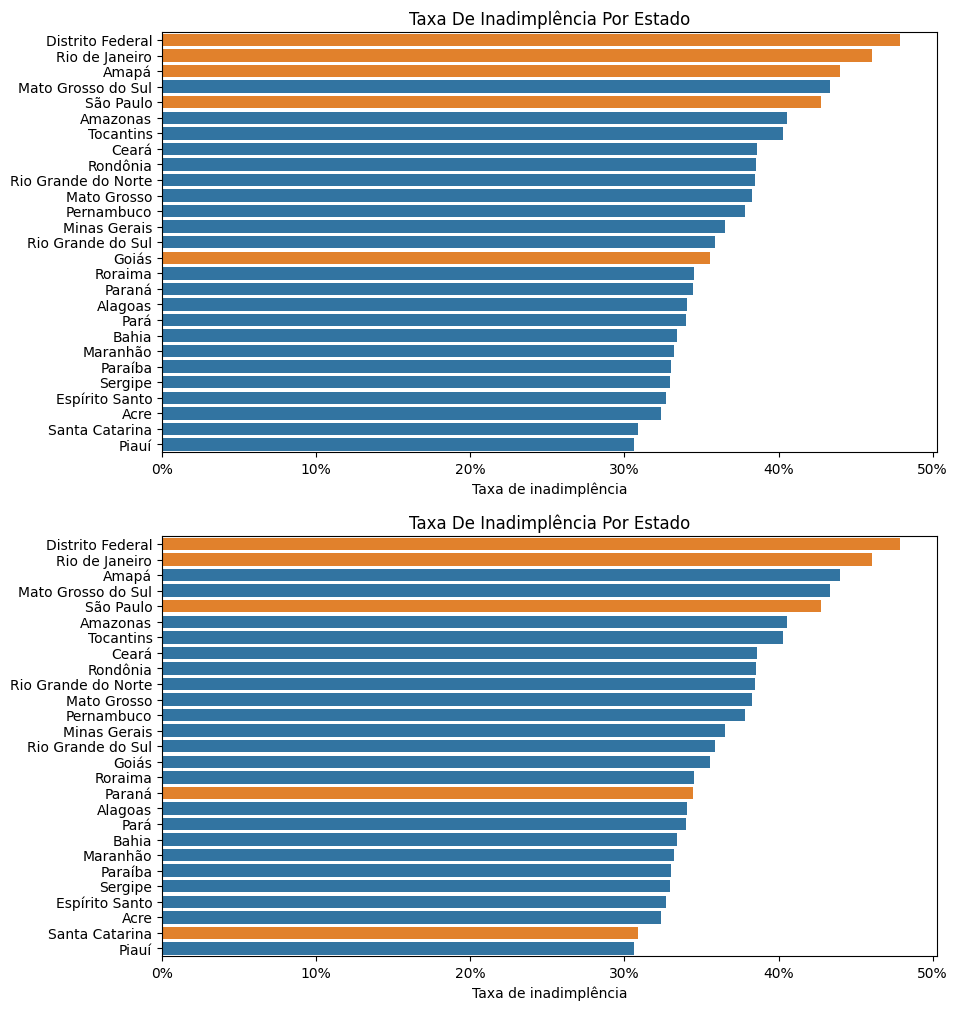
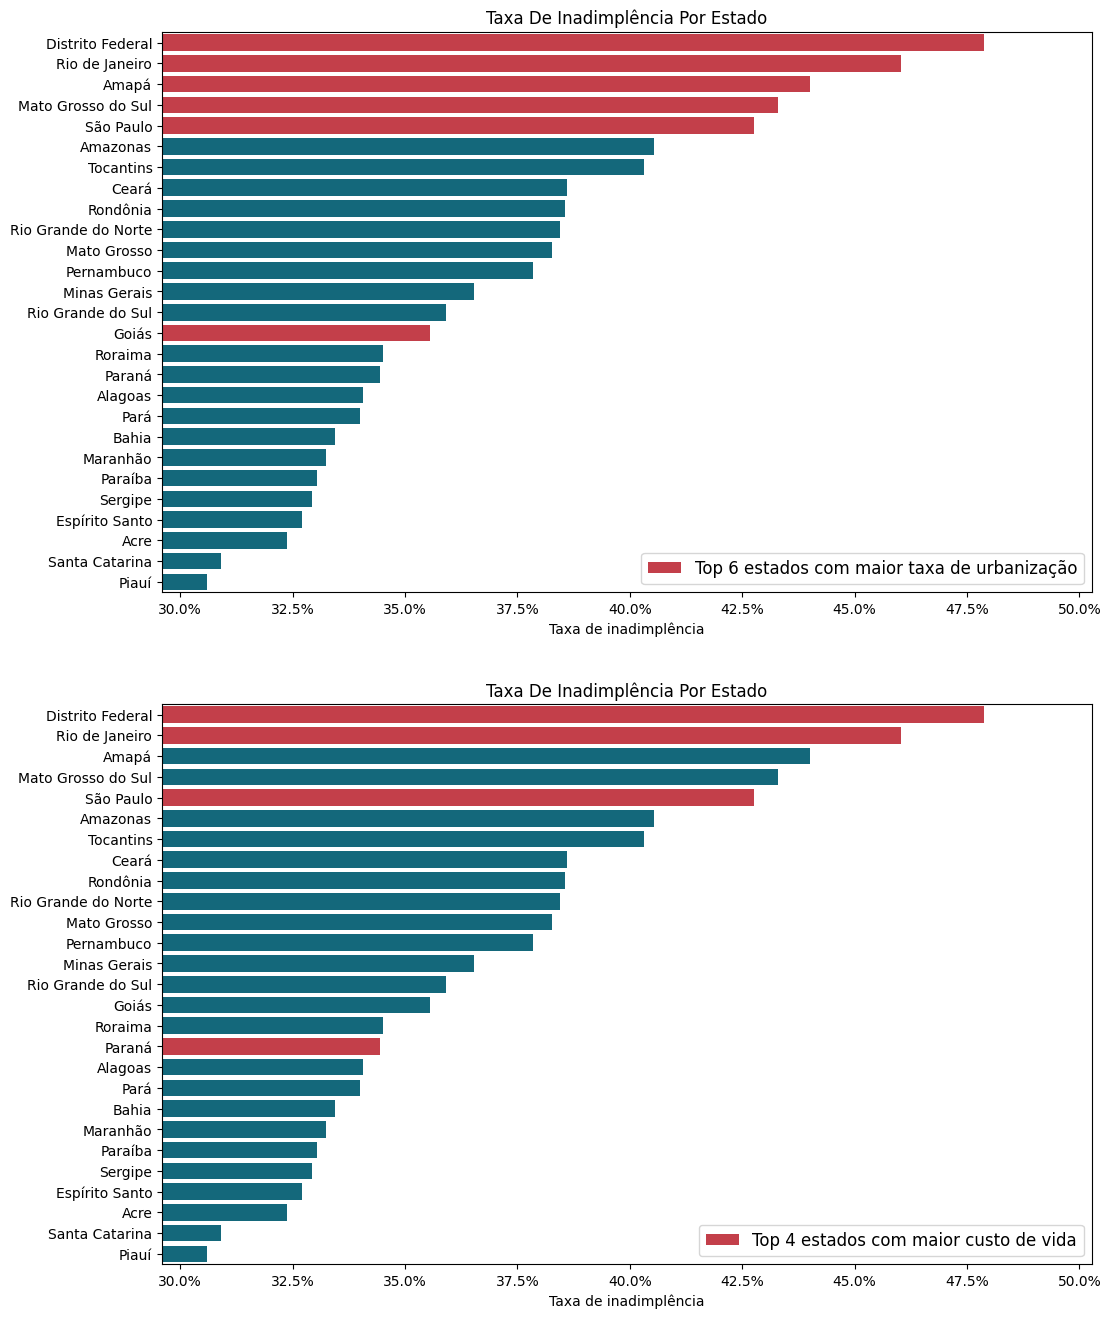
Unified diff of the notebook cell whose output changed from the first chart to the second:
--- before
+++ after
@@ -1,23 +1,64 @@
-regioes_2026 = regioes[regioes.mes.dt.year == 2026].reset_index(drop=True).drop('mes', axis=1)[['regiao', 'estado', 'estado_sigla', 'consumidores_inadimplentes', 'dividas_negativadas', 'valor_dividas_negativadas', 'divida_media_por_cpf', 'valor_divida_media', 'ticket_medio', 'porcentagem_adultos']]
-regioes_2026 = pd.merge(regioes_2026, populacao_por_estado, on='estado')
-regioes_2026['proporcao_consumidores_inadimplentes'] = regioes_2026['consumidores_inadimplentes'] / regioes_2026['populacao']
+proporcao_inadimplencia = regioes_2026.sort_values('proporcao_consumidores_inadimplentes', ascending=False)[['estado', 'proporcao_consumidores_inadimplentes']]
+top_6_urbanizados = urbanizacao.iloc[0:6, 0:2]
+top_4_custo_de_vida = custo_de_vida.sort_values('custo_de_vida', ascending=False).head(4)
 
-proporcao_inadimplencia = regioes_2026.sort_values('proporcao_consumidores_inadimplentes', ascending=False)[['estado', 'proporcao_consumidores_inadimplentes']]
-top_5_urbanizados = urbanizacao.iloc[0:5, 0:2]
-top_5_custo_de_vida = custo_de_vida.sort_values('custo_de_vida', ascending=False).head(5)
+fig, axes = plt.subplots(2, 1, figsize=(12, 16))
 
-fig, axes = plt.subplots(2, 1, figsize=(10, 12))
-sns.barplot(proporcao_inadimplencia, y='estado', x='proporcao_consumidores_inadimplentes', orient='h', ax=axes[0])
-sns.barplot(proporcao_inadimplencia[proporcao_inadimplencia.estado.isin(top_5_urbanizados.estado.values)], y='estado', x='proporcao_consumidores_inadimplentes', orient='h', ax=axes[0])
+# ———————————————————————————————————————————————————————————————————————————————————————————————————————————————————————————————— #
+sns.barplot(
+    proporcao_inadimplencia, 
+    y='estado', 
+    x='proporcao_consumidores_inadimplentes', 
+    orient='h', 
+    ax=axes[0],
+    color='#03738C'
+)
+sns.barplot(
+    proporcao_inadimplencia[proporcao_inadimplencia.estado.isin(top_6_urbanizados.estado.values)], 
+    y='estado', 
+    x='proporcao_consumidores_inadimplentes', 
+    orient='h', 
+    ax=axes[0],
+    color='#D92938',
+    label='Top 6 estados com maior taxa de urbanização'
+)
 axes[0].xaxis.set_major_formatter(ticker.PercentFormatter(1))
 axes[0].set_title('Taxa De Inadimplência Por Estado')
 axes[0].set_ylabel('')
 axes[0].set_xlabel('Taxa de inadimplência')
+axes[0].set_xlim(xmin=proporcao_inadimplencia.proporcao_consumidores_inadimplentes.min() - 0.01)
+axes[0].legend(fontsize=12)
 
-sns.barplot(proporcao_inadimplencia, y='estado', x='proporcao_consumidores_inadimplentes', orient='h', ax=axes[1])
-sns.barplot(proporcao_inadimplencia[proporcao_inadimplencia.estado.isin(top_5_custo_de_vida.estado.values)], y='estado', x='proporcao_consumidores_inadimplentes', orient='h', ax=axes[1])
+# ———————————————————————————————————————————————————————————————————————————————————————————————————————————————————————————————— # 
+sns.barplot(
+    proporcao_inadimplencia, 
+    y='estado', 
+    x='proporcao_consumidores_inadimplentes', 
+    orient='h',
+    ax=axes[1],
+    color='#03738C'
+)
+sns.barplot(
+    proporcao_inadimplencia[proporcao_inadimplencia.estado.isin(top_4_custo_de_vida.estado.values)], 
+    y='estado', 
+    x='proporcao_consumidores_inadimplentes', 
+    orient='h', 
+    ax=axes[1],
+    color='#D92938',
+    label='Top 4 estados com maior custo de vida'
+)
 axes[1].xaxis.set_major_formatter(ticker.PercentFormatter(1))
 axes[1].set_title('Taxa De Inadimplência Por Estado')
 axes[1].set_ylabel('')
 axes[1].set_xlabel('Taxa de inadimplência')
+axes[1].set_xlim(xmin=proporcao_inadimplencia.proporcao_consumidores_inadimplentes.min() - 0.01)
+axes[1].legend(fontsize=12)
+
+# ———————————————————————————————————————————————————————————————————————————————————————————————————————————————————————————————— # 
 plt.show()
+
+#D92938
+#03738C
+#999B9A
+#F2F2F2
+#000000

Commit: adicionado documento com as entregas